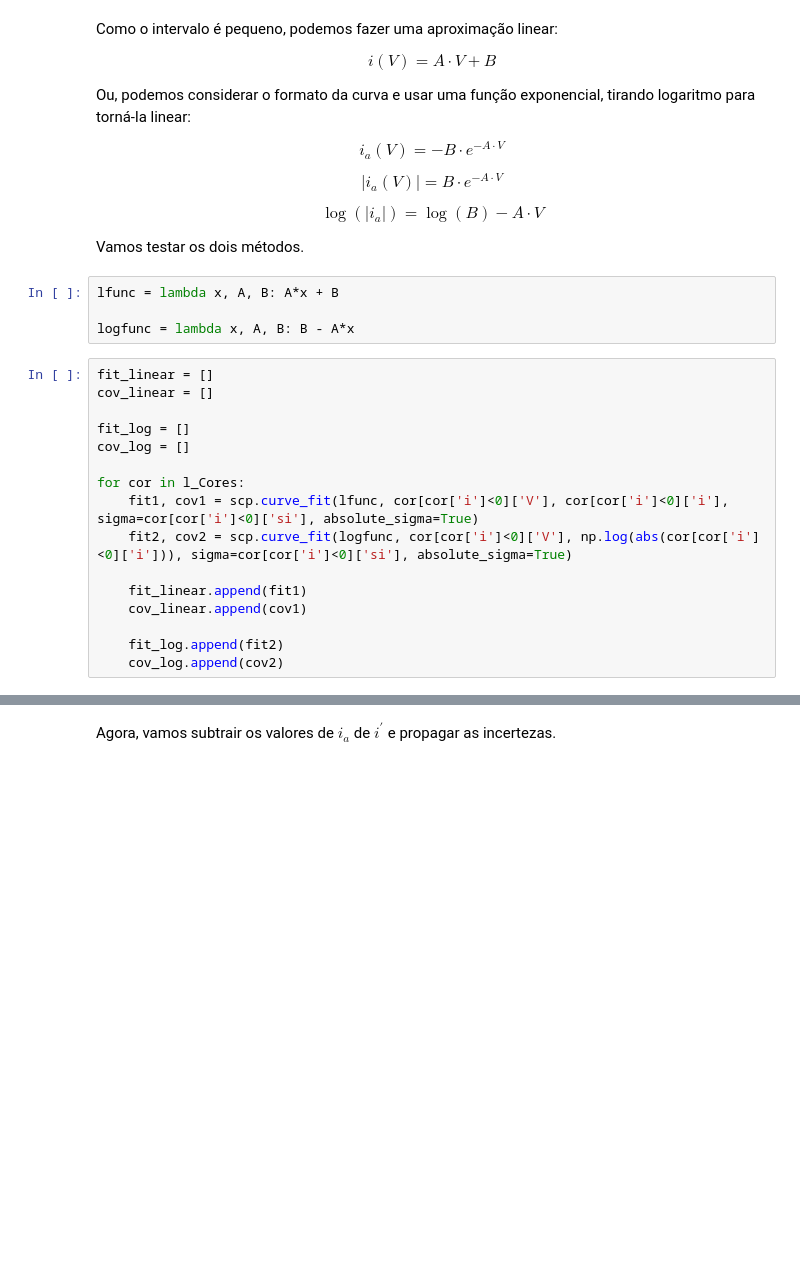
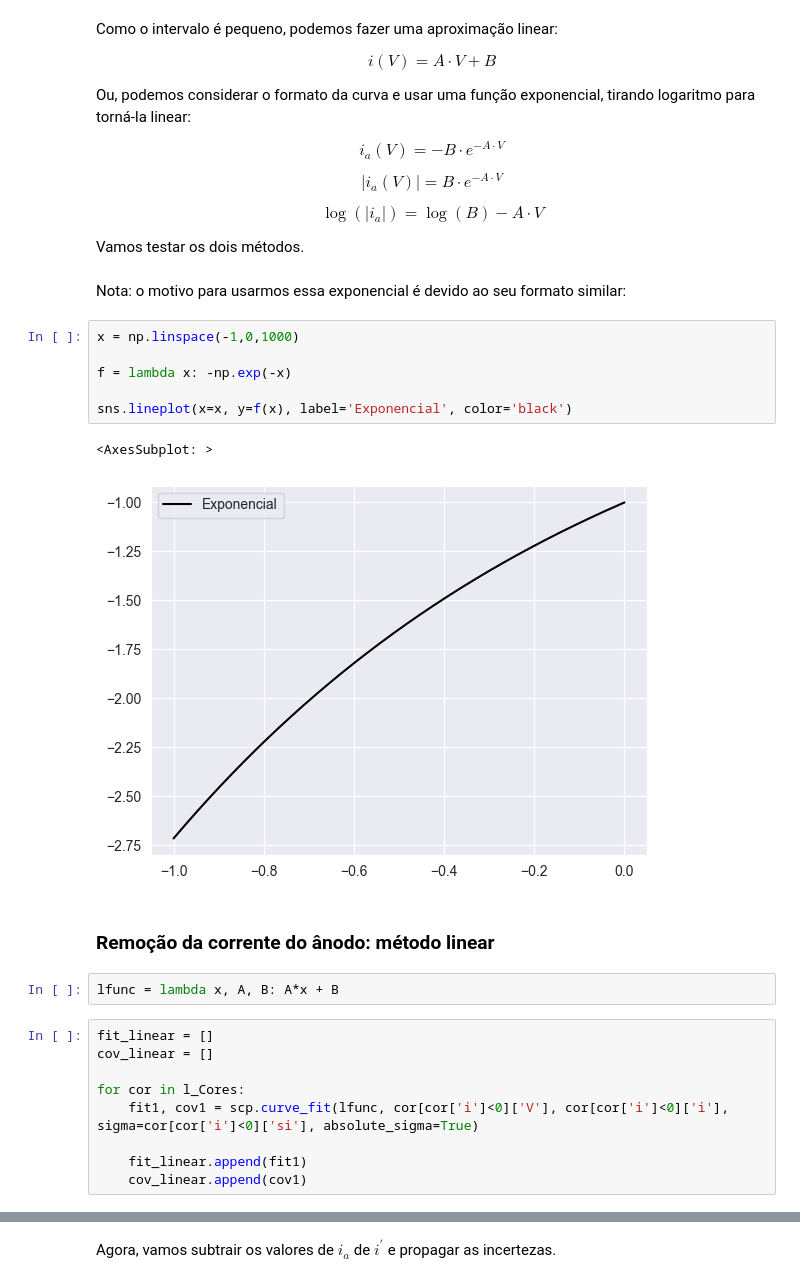
Before and after one commit to desenfados-digitais/lab_V, a Jupyter notebook: Exp1/analise.ipynb, the cells around one changed output, grey strips where cells are left out. Drawn from its saved outputs; the diff is of its cells as text; blank space fills up the shorter version.

```diff
--- a/Exp1/analise.ipynb
+++ b/Exp1/analise.ipynb
@@ -127,26 +149,30 @@ $$|i_a(V)| = B\cdot e^{-A\cdot V}$$
 $$\log(|i_a|) = \log(B) - A\cdot V$$
 
 Vamos testar os dois métodos.
+# %% [markdown]
+Nota: o motivo para usarmos essa exponencial é devido ao seu formato similar:
+# %%
+x = np.linspace(-1,0,1000)
+
+f = lambda x: -np.exp(-x)
+
+sns.lineplot(x=x, y=f(x), label='Exponencial', color='black')
+# %% [output]
+<AxesSubplot: >
+[figure, added]
+# %% [markdown]
+### Remoção da corrente do ânodo: método linear
 # %%
 lfunc = lambda x, A, B: A*x + B
-
-logfunc = lambda x, A, B: B - A*x
 # %%
 fit_linear = []
 cov_linear = []
 
-fit_log = []
-cov_log = []
-
 for cor in l_Cores:
     fit1, cov1 = scp.curve_fit(lfunc, cor[cor['i']<0]['V'], cor[cor['i']<0]['i'], sigma=cor[cor['i']<0]['si'], absolute_sigma=True)
-    fit2, cov2 = scp.curve_fit(logfunc, cor[cor['i']<0]['V'], np.log(abs(cor[cor['i']<0]['i'])), sigma=cor[cor['i']<0]['si'], absolute_sigma=True)
 
     fit_linear.append(fit1)
     cov_linear.append(cov1)
-
-    fit_log.append(fit2)
-    cov_log.append(cov2)
 # %%
 for df, fit, cor, nome in zip(l_Cores, fit_linear, paleta, nomes):
 
```
Also changed, not shown: parts of 54 cells of this notebook.
